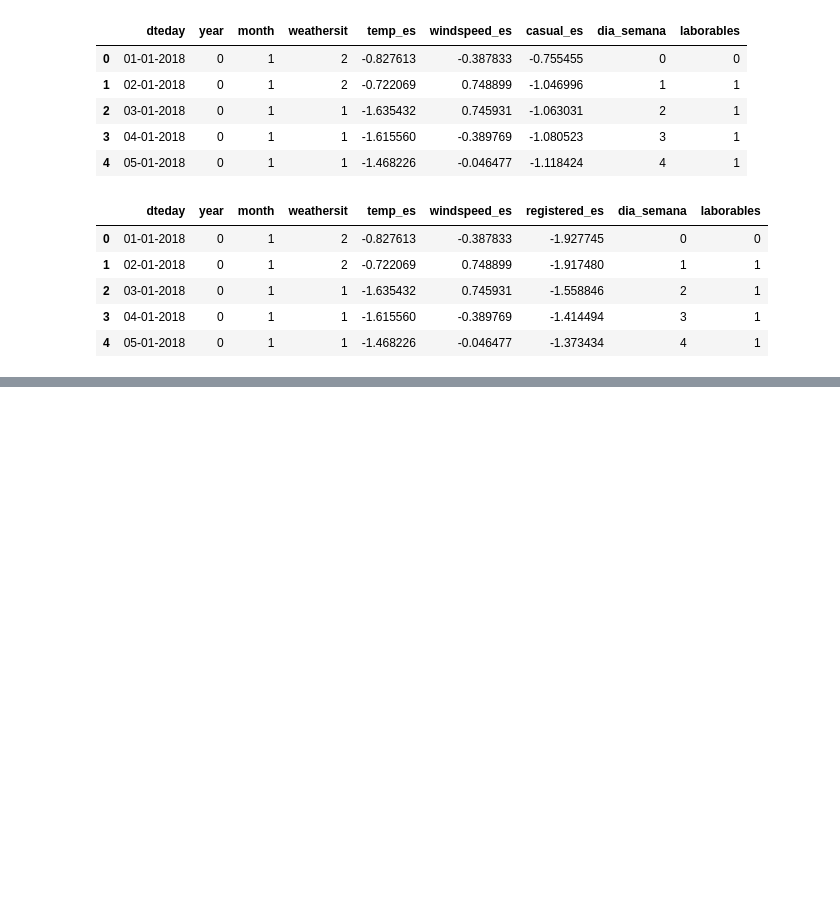
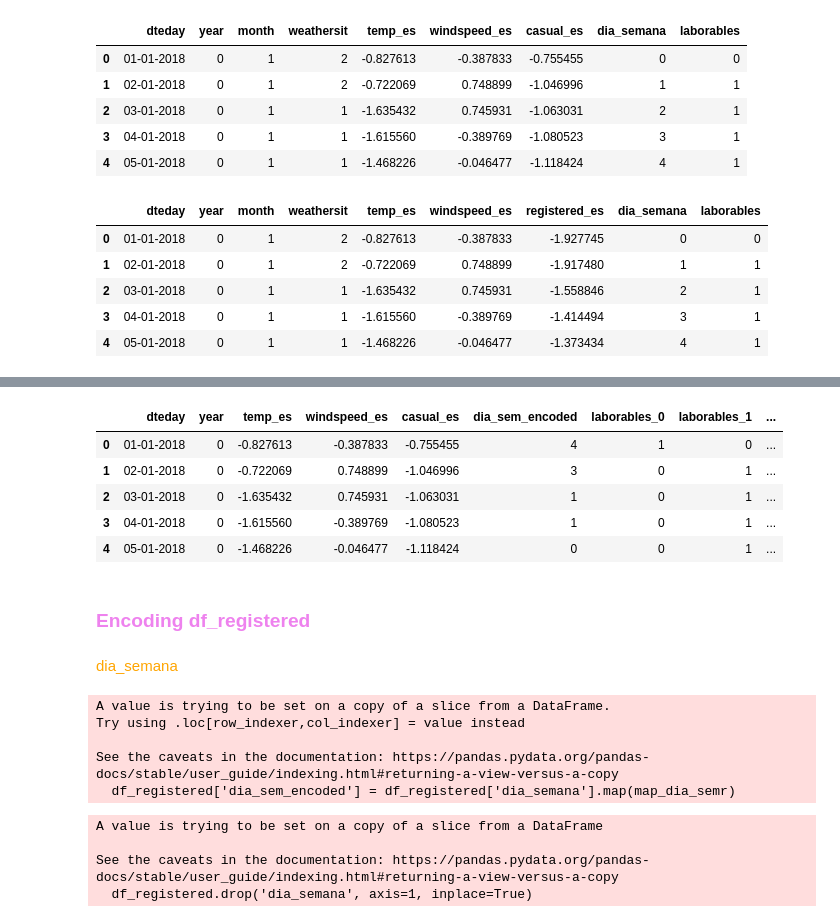
Before and after one commit to chloeiris/DA-Project3-Bike-Rental-ML-Predictive-Models, a Jupyter notebook: Encoding.ipynb, the cells around one changed output, grey strips where cells are left out. Cells and saved outputs as stored; diff of their text form; code cells hidden in the pictures; blank space fills up the shorter version.

```diff
--- a/Encoding.ipynb
+++ b/Encoding.ipynb
@@ -173,0 +240,13 @@ df_casual.drop('dia_semana', axis=1, inplace=True)
+# %%
+df_casual.head()
+# %% [output]
+|  | dteday | year | temp_es | windspeed_es | casual_es | dia_sem_encoded | laborables_0 | laborables_1 | ... |
+| 0 | 01-01-2018 | 0 | -0.827613 | -0.387833 | -0.755455 | 4 | 1 | 0 | ... |
+| 1 | 02-01-2018 | 0 | -0.722069 | 0.748899 | -1.046996 | 3 | 0 | 1 | ... |
+| 2 | 03-01-2018 | 0 | -1.635432 | 0.745931 | -1.063031 | 1 | 0 | 1 | ... |
+| 3 | 04-01-2018 | 0 | -1.615560 | -0.389769 | -1.080523 | 1 | 0 | 1 | ... |
+| 4 | 05-01-2018 | 0 | -1.468226 | -0.046477 | -1.118424 | 0 | 0 | 1 | ... |
+# %% [markdown]
+### <font color=violet> Encoding df_registered
+# %% [markdown]
+<font color=orange>dia_semana
@@ -173,0 +255,15 @@ df_casual.drop('dia_semana', axis=1, inplace=True)
+# %%
+df_registered['dia_sem_encoded'] = df_registered['dia_semana'].map(map_dia_semr)
+# %% [output]
+A value is trying to be set on a copy of a slice from a DataFrame.
+Try using .loc[row_indexer,col_indexer] = value instead
+
+See the caveats in the documentation: https://pandas.pydata.org/pandas-docs/stable/user_guide/indexing.html#returning-a-view-versus-a-copy
+  df_registered['dia_sem_encoded'] = df_registered['dia_semana'].map(map_dia_semr)
+# %%
+df_registered.drop('dia_semana', axis=1, inplace=True)
+# %% [output]
+A value is trying to be set on a copy of a slice from a DataFrame
+
+See the caveats in the documentation: https://pandas.pydata.org/pandas-docs/stable/user_guide/indexing.html#returning-a-view-versus-a-copy
+  df_registered.drop('dia_semana', axis=1, inplace=True)
```
Also changed, not shown: parts of 39 cells of this notebook.
